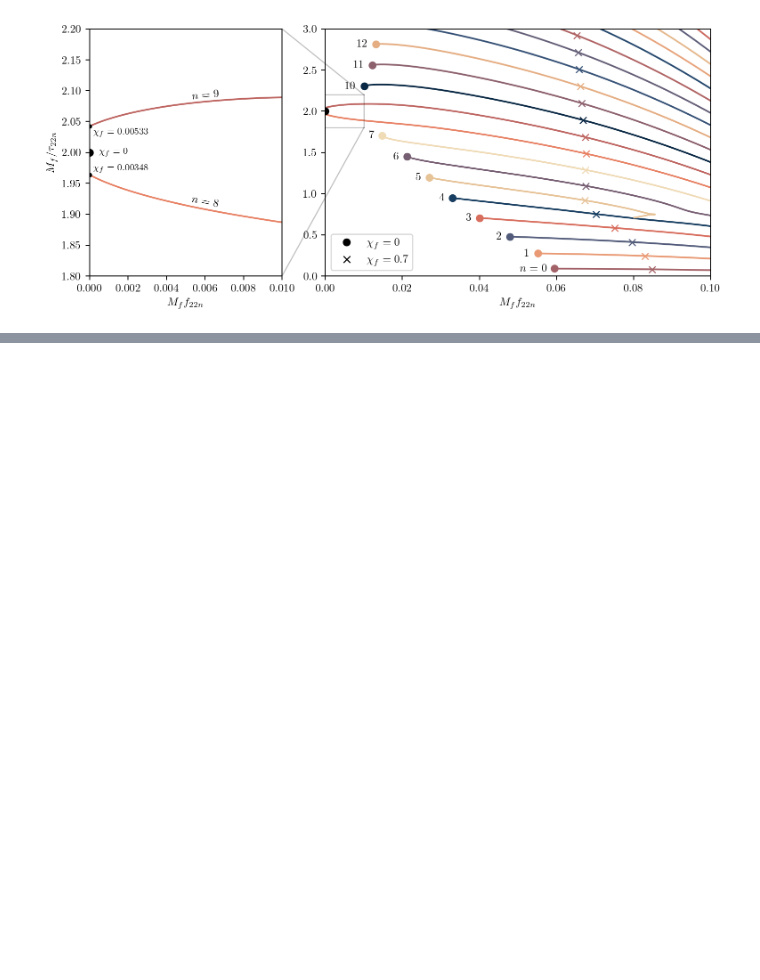
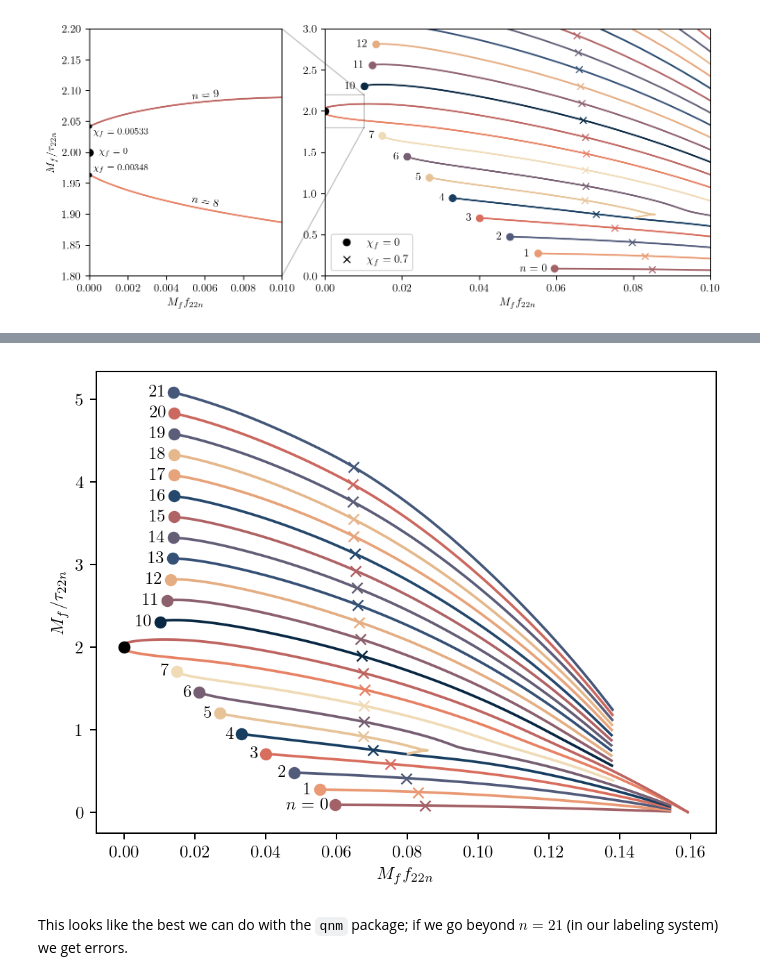
Before and after one commit to eliotfinch/qnmfits, a Jupyter notebook: examples/qnm_taxonomy.ipynb, the cells around one changed output, grey strips where cells are left out. Saved outputs shown, nothing was run; the diff lists cells and outputs as text; code cells hidden in the pictures; blank space fills up the shorter version.

```diff
--- a/examples/qnm_taxonomy.ipynb
+++ b/examples/qnm_taxonomy.ipynb
@@ -409,0 +457,78 @@ fig.savefig('qnm_multiplet_taxonomy.png', bbox_inches='tight')
+# %%
+# Our modified data
+schwarzschild_spectrum_edit = {}
+
+for i, n in enumerate(n_list_sorted_cut):
+    omega = schwarzschild_spectrum[2,n]
+    schwarzschild_spectrum_edit[i] = omega
+# %%
+fig, ax = plt.subplots(dpi=180)
+
+cmap = cm.lipariS
+
+chi_array_temp = np.linspace(0.1, 0.99, 1000)
+indicated_chi = 0.7
+
+for n in range(22):
+
+    lc = cmap(n+2) # cmap(n/21)
+
+    if n == 8:
+        c = 'black'
+    elif n > 8:
+        c = cmap(n+2+1)
+    else:
+        c = lc
+
+    if n != 21:
+        ax.plot(
+            np.real(schwarzschild_spectrum_edit[n])/(2*np.pi),
+            -np.imag(schwarzschild_spectrum_edit[n]),
+            'o',
+            c=c,
+            zorder=10
+        )
+
+        if n == 0:
+            text = '$n=0$'
+        elif n == 8:
+            text = ''
+        elif n > 8:
+            text = f'${n+1}$'
+        else:
+            text = f'${n}$'
+
+        ax.text(
+            np.real(schwarzschild_spectrum_edit[n])/(2*np.pi)-0.002,
+            -np.imag(schwarzschild_spectrum_edit[n]),
+            text,
+            fontsize=10,
+            ha='right',
+            va='center',
+        )
+
+    omega = qnm.omega(2,2,n,1,chi_array_temp)
+    chi_array = qnm._interpolated_qnm_funcs[2,2,n][0][0].get_knots()
+    omega = qnm.omega(2,2,n,1,chi_array)
+
+    ax.plot(
+        np.real(omega)/(2*np.pi),
+        -np.imag(omega),
+        c=lc,
+    )
+
+    chi_index = np.argmin(np.abs(chi_array-indicated_chi))
+    ax.plot(
+        np.real(omega[chi_index])/(2*np.pi),
+        -np.imag(omega[chi_index]),
+        'x',
+        c=lc,
+        zorder=10
+    )
+
+ax.set_xlabel('$M_f f_{22n}$')
+_ = ax.set_ylabel('$M_f/ \\tau_{22n}$')
+# %% [output]
+[figure, added]
+# %% [markdown]
+This looks like the best we can do with the `qnm` package; if we go beyond $n=21$ (in our labeling system) we get errors.
```
Also changed, not shown: parts of 4 cells of this notebook.
